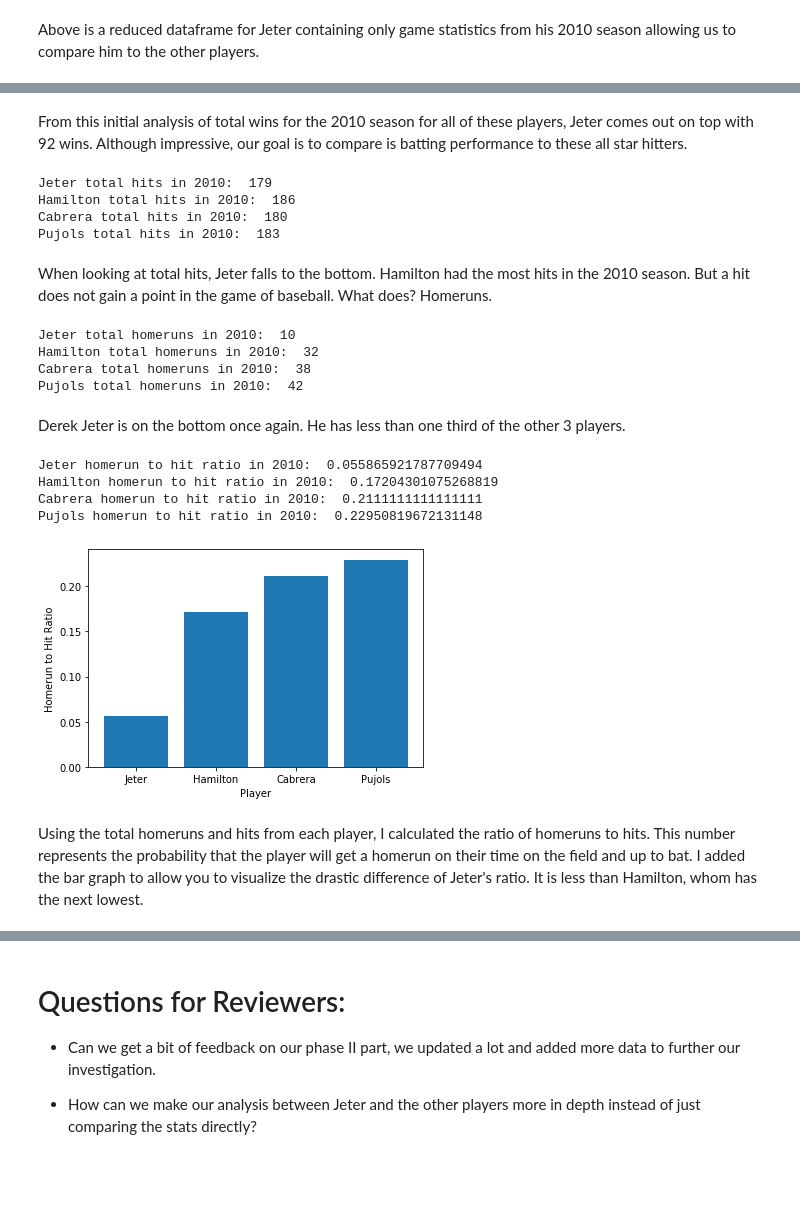
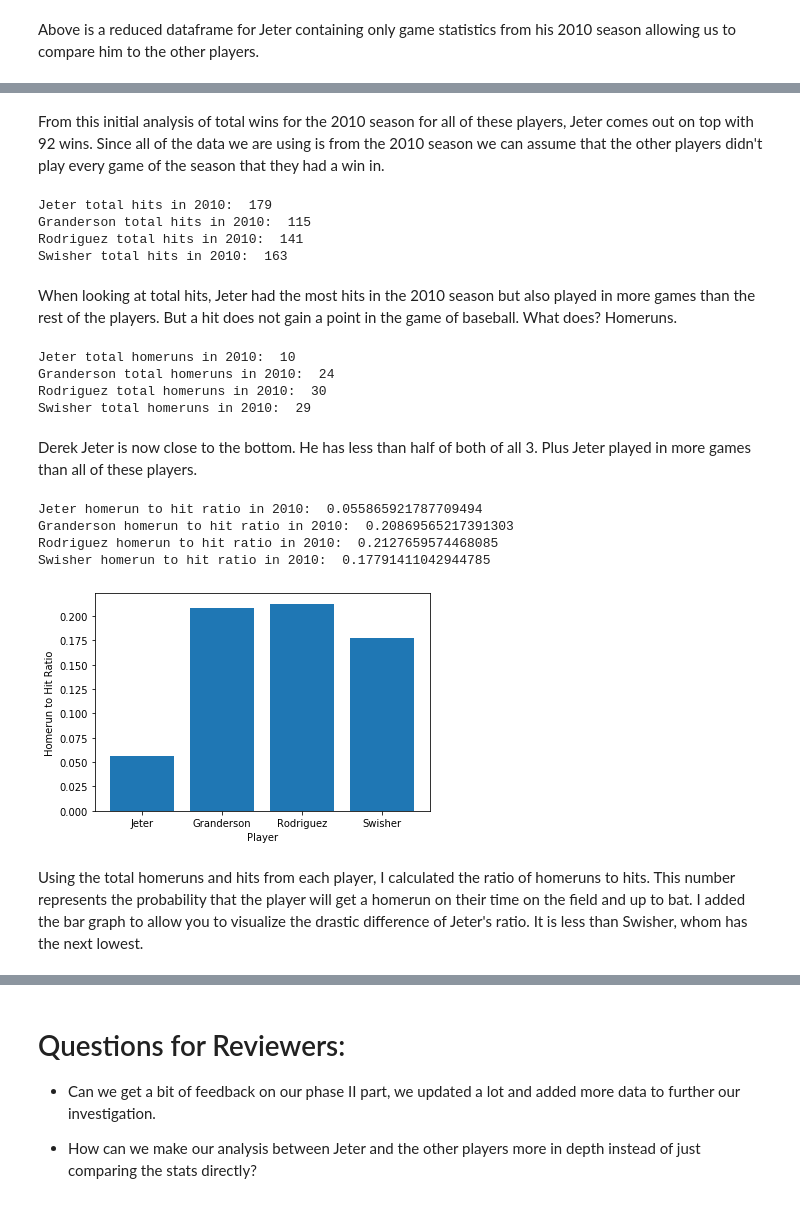
Before and after one commit to mattmaitland1/DerekJeterAnalysis, a Jupyter notebook: Project.ipynb, the cells around one changed output, grey strips where cells are left out. Cells and saved outputs as stored; diff of their text form; code cells hidden in the pictures; blank space fills up the shorter version.

```diff
--- a/Project.ipynb
+++ b/Project.ipynb
@@ -232,5 +232,5 @@ José Alberto Pujols Alcántara is a Dominican-American professional baseball fi
 # %%
-pujols = pd.read_csv('Pujols.csv')
-pujols.head()
+swisher = pd.read_csv('Swisher.csv')
+swisher.head()
 # %% [output]
 |  | Rk | Gcar | Gtm | Date | Tm | Column1 | Opp | Rslt | Inngs | PA | ... | ... |
@@ -245,8 +245,8 @@ pujols.head()
 # %% [markdown]
 This data set is from the same source as Jeter, just the stats of Josh Hamilton for the 2010 season. They are collected for the same reasons, for fan use and data analysis of the players.
 # %%
-hamilton = hamilton[['Rslt', 'H', 'HR', 'SB', 'BB', 'WPA']]
-hamilton['win'] = hamilton.Rslt.apply(lambda x: 1 if 'W' in x else 0)
-print('Hamilton Table:')
-hamilton.head()
+granderson = granderson[['Rslt', 'H', 'HR', 'SB', 'BB', 'WPA']]
+granderson['win'] = granderson.Rslt.apply(lambda x: 1 if 'W' in x else 0)
+print('Granderson Table:')
+granderson.head()
 # %% [output]
@@ -260,6 +260,6 @@ Hamilton Table:
 # %%
-cabrera = cabrera[['Rslt', 'H', 'HR', 'SB', 'BB', 'WPA']]
-cabrera['win'] = cabrera.Rslt.apply(lambda x: 1 if 'W' in x else 0)
-print('Cabrera Table:')
-cabrera.head()
+rod = rod[['Rslt', 'H', 'HR', 'SB', 'BB', 'WPA']]
+rod['win'] = rod.Rslt.apply(lambda x: 1 if 'W' in x else 0)
+print('Rodriguez Table:')
+rod.head()
 # %% [output]
@@ -273,6 +273,6 @@ Cabrera Table:
 # %%
-pujols = pujols[['Rslt', 'H', 'HR', 'SB', 'BB', 'WPA']]
-pujols['win'] = pujols.Rslt.apply(lambda x: 1 if 'W' in x else 0)
-print('Pujols Table:')
-pujols.head()
+swisher = swisher[['Rslt', 'H', 'HR', 'SB', 'BB', 'WPA']]
+swisher['win'] = swisher.Rslt.apply(lambda x: 1 if 'W' in x else 0)
+print('Swisher Table:')
+swisher.head()
 # %% [output]
@@ -310,49 +310,49 @@ Pujols total wins in 2010:  84
 # %% [markdown]
-From this initial analysis of total wins for the 2010 season for all of these players, Jeter comes out on top with 92 wins. Although impressive, our goal is to compare is batting performance to these all star hitters.
+From this initial analysis of total wins for the 2010 season for all of these players, Jeter comes out on top with 92 wins. Since all of the data we are using is from the 2010 season we can assume that the other players didn't play every game of the season that they had a win in.
 # %%
 print('Jeter total hits in 2010: ', jeter_2010.H.sum())
-print('Hamilton total hits in 2010: ', hamilton.H.sum())
-print('Cabrera total hits in 2010: ', cabrera.H.sum())
-print('Pujols total hits in 2010: ', pujols.H.sum())
+print('Granderson total hits in 2010: ', granderson.H.sum())
+print('Rodriguez total hits in 2010: ', rod.H.sum())
+print('Swisher total hits in 2010: ', swisher.H.sum())
 # %% [output]
 Jeter total hits in 2010:  179
-Hamilton total hits in 2010:  186
-Cabrera total hits in 2010:  180
-Pujols total hits in 2010:  183
+Granderson total hits in 2010:  115
+Rodriguez total hits in 2010:  141
+Swisher total hits in 2010:  163
 # %% [markdown]
-When looking at total hits, Jeter falls to the bottom. Hamilton had the most hits in the 2010 season. But a hit does not gain a point in the game of baseball. What does? Homeruns.
+When looking at total hits, Jeter had the most hits in the 2010 season but also played in more games than the rest of the players. But a hit does not gain a point in the game of baseball. What does? Homeruns.
 # %%
 print('Jeter total homeruns in 2010: ', jeter_2010.HR.sum())
-print('Hamilton total homeruns in 2010: ', hamilton.HR.sum())
-print('Cabrera total homeruns in 2010: ', cabrera.HR.sum())
-print('Pujols total homeruns in 2010: ', pujols.HR.sum())
+print('Granderson total homeruns in 2010: ', granderson.HR.sum())
+print('Rodriguez total homeruns in 2010: ', rod.HR.sum())
+print('Swisher total homeruns in 2010: ', swisher.HR.sum())
 # %% [output]
 Jeter total homeruns in 2010:  10
-Hamilton total homeruns in 2010:  32
-Cabrera total homeruns in 2010:  38
-Pujols total homeruns in 2010:  42
+Granderson total homeruns in 2010:  24
+Rodriguez total homeruns in 2010:  30
+Swisher total homeruns in 2010:  29
 # %% [markdown]
-Derek Jeter is on the bottom once again. He has less than one third of the other 3 players.
+Derek Jeter is now close to the bottom. He has less than half of both of all 3. Plus Jeter played in more games than all of these players.
 # %%
 print('Jeter homerun to hit ratio in 2010: ', jeter_2010.HR.sum()/jeter_2010.H.sum())
-print('Hamilton homerun to hit ratio in 2010: ', hamilton.HR.sum()/hamilton.H.sum())
-print('Cabrera homerun to hit ratio in 2010: ', cabrera.HR.sum()/cabrera.H.sum())
-print('Pujols homerun to hit ratio in 2010: ', pujols.HR.sum()/pujols.H.sum())
+print('Granderson homerun to hit ratio in 2010: ', granderson.HR.sum()/granderson.H.sum())
+print('Rodriguez homerun to hit ratio in 2010: ', rod.HR.sum()/rod.H.sum())
+print('Swisher homerun to hit ratio in 2010: ', swisher.HR.sum()/swisher.H.sum())
 
-data = [['Jeter', jeter_2010.HR.sum()/jeter_2010.H.sum()], ['Hamilton', hamilton.HR.sum()/hamilton.H.sum()], ['Cabrera', cabrera.HR.sum()/cabrera.H.sum()], ['Pujols', pujols.HR.sum()/pujols.H.sum()]]
+data = [['Jeter', jeter_2010.HR.sum()/jeter_2010.H.sum()], ['Granderson', granderson.HR.sum()/granderson.H.sum()], ['Rodriguez', rod.HR.sum()/rod.H.sum()], ['Swisher', swisher.HR.sum()/swisher.H.sum()]]
 ratios = pd.DataFrame(data, columns = ['Name', 'Ratio'])
 plt.bar(x=ratios['Name'], height=ratios['Ratio'])
 plt.xlabel('Player')
 plt.ylabel('Homerun to Hit Ratio')
 plt.show()
 # %% [output]
 Jeter homerun to hit ratio in 2010:  0.055865921787709494
-Hamilton homerun to hit ratio in 2010:  0.17204301075268819
-Cabrera homerun to hit ratio in 2010:  0.2111111111111111
-Pujols homerun to hit ratio in 2010:  0.22950819672131148
+Granderson homerun to hit ratio in 2010:  0.20869565217391303
+Rodriguez homerun to hit ratio in 2010:  0.2127659574468085
+Swisher homerun to hit ratio in 2010:  0.17791411042944785
-[figure, old version]
+[figure, new version]
 # %% [markdown]
-Using the total homeruns and hits from each player, I calculated the ratio of homeruns to hits. This number represents the probability that the player will get a homerun on their time on the field and up to bat. I added the bar graph to allow you to visualize the drastic difference of Jeter's ratio. It is less than Hamilton, whom has the next lowest.
+Using the total homeruns and hits from each player, I calculated the ratio of homeruns to hits. This number represents the probability that the player will get a homerun on their time on the field and up to bat. I added the bar graph to allow you to visualize the drastic difference of Jeter's ratio. It is less than Swisher, whom has the next lowest.
 # %% [markdown]
 # Preregistration of analyses
 
```
Also changed, not shown: parts of 18 cells of this notebook.
